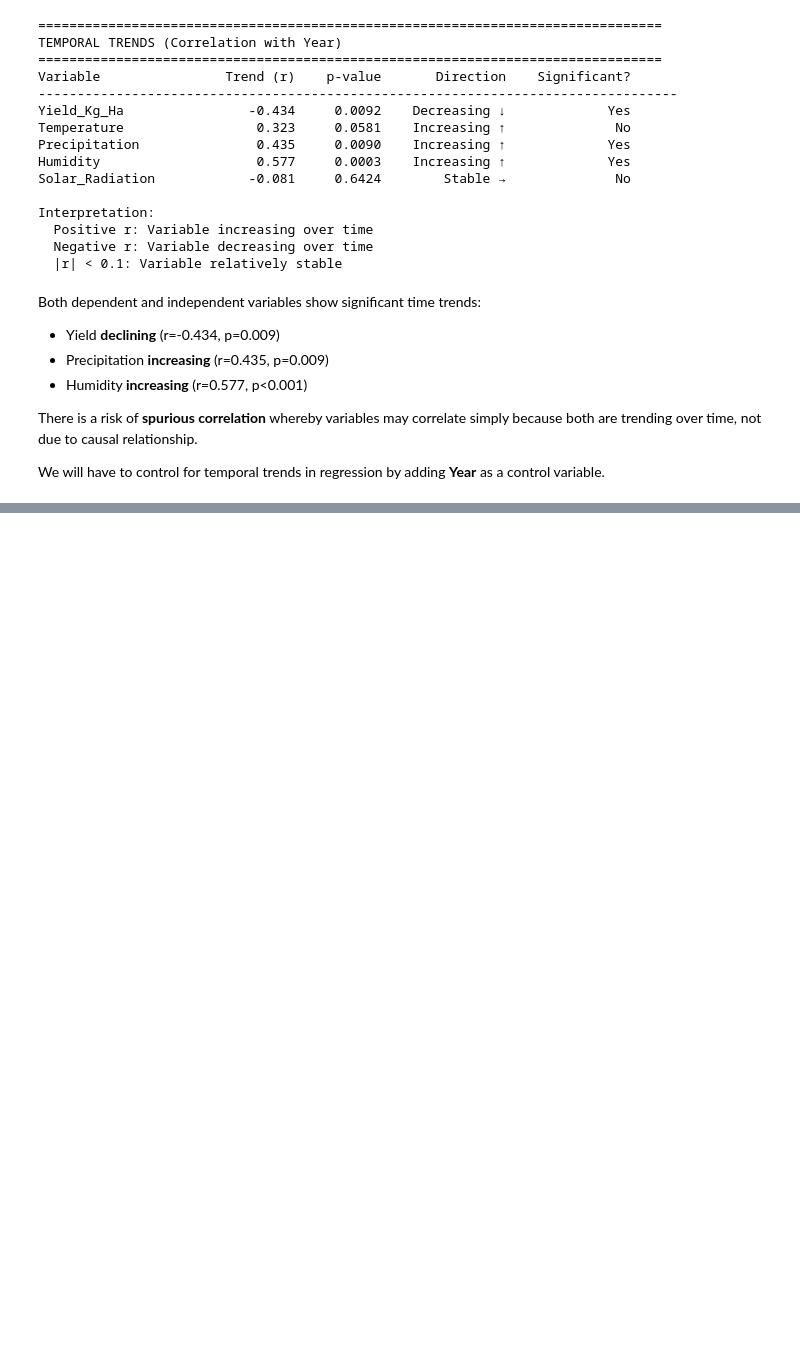
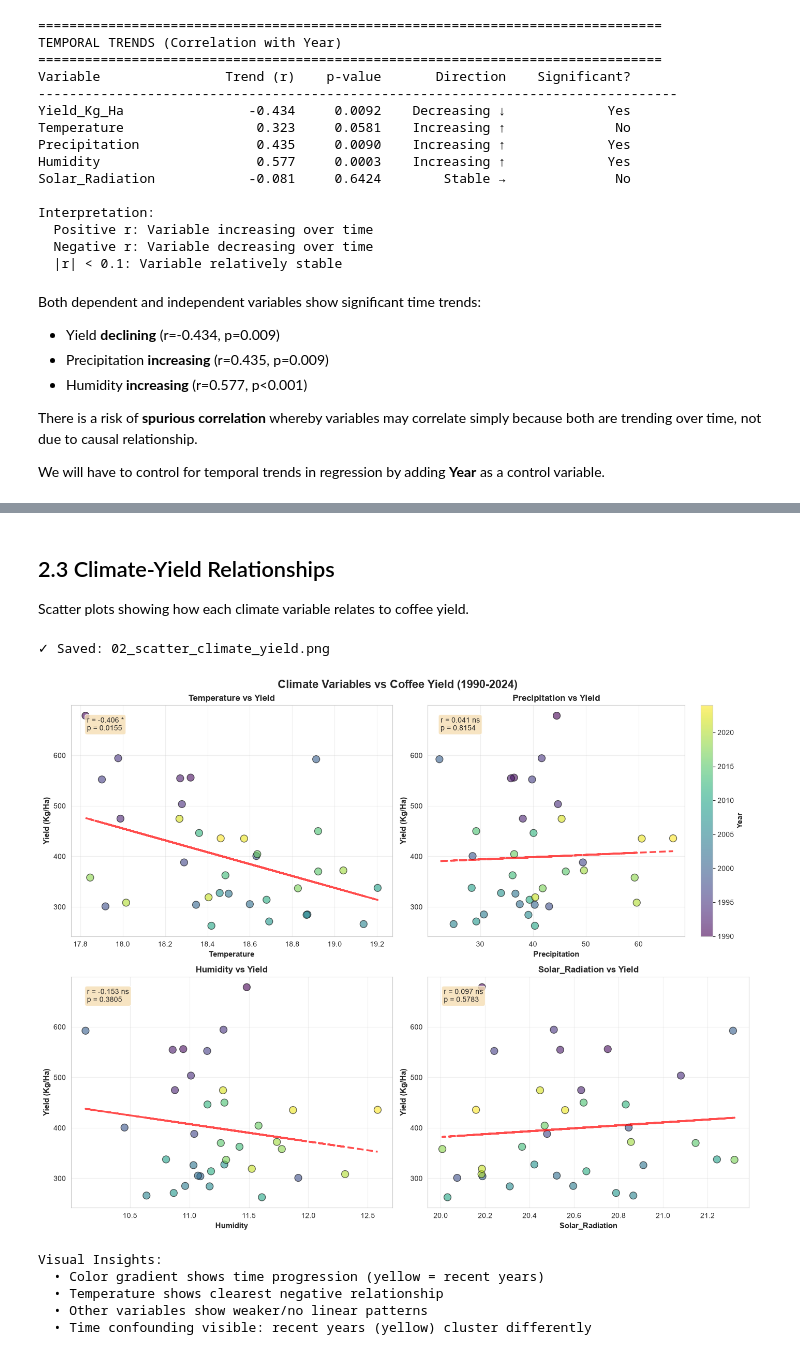
Before and after one commit to DoreenMolly/kenya-coffee-research, a Jupyter notebook: notebooks/data_analysis.ipynb, the cells around one changed output, grey strips where cells are left out. Drawn from its saved outputs; the diff is of its cells as text; code cells hidden in the pictures; blank space fills up the shorter version.

```diff
--- a/notebooks/data_analysis.ipynb
+++ b/notebooks/data_analysis.ipynb
@@ -512,0 +658,64 @@ We will have to control for temporal trends in regression by adding **Year** as
+# %% [markdown]
+## 2.3 Climate-Yield Relationships
+Scatter plots showing how each climate variable relates to coffee yield.
+# %%
+# 2.3 Scatter plots: Climate vs Yield
+
+fig, axes = plt.subplots(2, 2, figsize=(14, 11))
+fig.suptitle('Climate Variables vs Coffee Yield (1990-2024)',
+             fontsize=16, fontweight='bold')
+
+for idx, var in enumerate(independent_vars):
+    ax = axes[idx//2, idx%2]
+
+    # Scatter plot
+    scatter = ax.scatter(df[var], df['Yield_Kg_Ha'],
+                        s=100, alpha=0.6, edgecolors='black',
+                        linewidth=1, c=df['Year'], cmap='viridis')
+
+    # Add colorbar for year
+    if idx == 1:  # Top right
+        cbar = plt.colorbar(scatter, ax=ax)
+        cbar.set_label('Year', fontsize=10, fontweight='bold')
+
+    # Regression line
+    z = np.polyfit(df[var], df['Yield_Kg_Ha'], 1)
+    p = np.poly1d(z)
+    ax.plot(df[var], p(df[var]), "r--", linewidth=2.5, alpha=0.7)
+
+    # Calculate correlation
+    r, p_val = stats.pearsonr(df[var], df['Yield_Kg_Ha'])
+    sig = '***' if p_val < 0.001 else '**' if p_val < 0.01 else '*' if p_val < 0.05 else 'ns'
+
+    # Add stats box
+    textstr = f'r = {r:.3f} {sig}\np = {p_val:.4f}'
+    props = dict(boxstyle='round', facecolor='wheat', alpha=0.8)
+    ax.text(0.05, 0.95, textstr, transform=ax.transAxes, fontsize=10,
+            verticalalignment='top', bbox=props)
+
+    # Formatting
+    ax.set_xlabel(var, fontsize=11, fontweight='bold')
+    ax.set_ylabel('Yield (Kg/Ha)', fontsize=11, fontweight='bold')
+    ax.set_title(f'{var} vs Yield', fontsize=12, fontweight='bold')
+    ax.grid(True, alpha=0.3)
+
+plt.tight_layout()
+plt.savefig('/Users/dwanjiru/projects/kenya-coffee-research/reports/02_scatter_climate_yield.png',
+            dpi=300, bbox_inches='tight')
+print("✓ Saved: 02_scatter_climate_yield.png")
+plt.show()
+
+# Key finding
+print("\nVisual Insights:")
+print("  • Color gradient shows time progression (yellow = recent years)")
+print("  • Temperature shows clearest negative relationship")
+print("  • Other variables show weaker/no linear patterns")
+print("  • Time confounding visible: recent years (yellow) cluster differently")
+# %% [output]
+✓ Saved: 02_scatter_climate_yield.png
+[figure, added]
+Visual Insights:
+  • Color gradient shows time progression (yellow = recent years)
+  • Temperature shows clearest negative relationship
+  • Other variables show weaker/no linear patterns
+  • Time confounding visible: recent years (yellow) cluster differently
```
Also changed, not shown: parts of 12 cells of this notebook.
